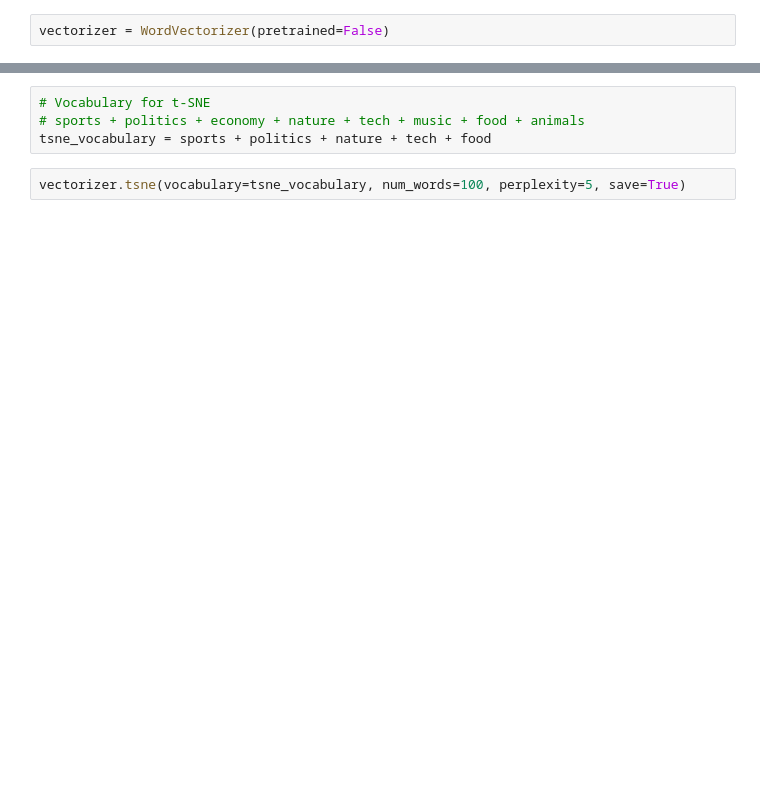
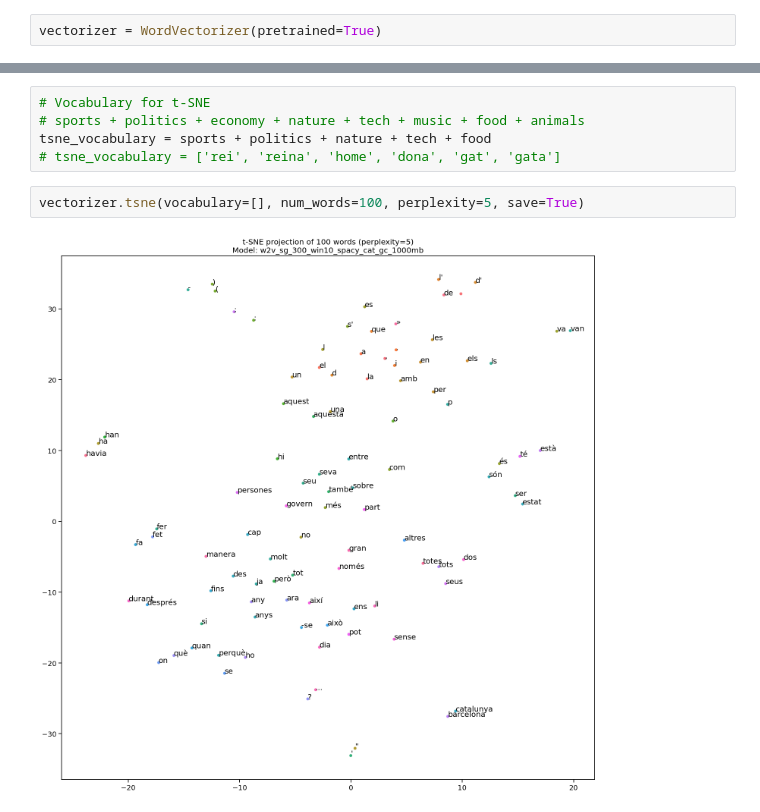
Before and after one commit to pauhidalgoo/word-embeddings, a Jupyter notebook: part1.ipynb, the cells around one changed output, grey strips where cells are left out. Saved outputs shown, nothing was run; the diff lists cells and outputs as text; blank space fills up the shorter version.

```diff
--- a/part1.ipynb
+++ b/part1.ipynb
@@ -9,4 +5,4 @@ from word_vectorizer import WordVectorizer
 # %%
-vectorizer = WordVectorizer(pretrained=False)
+vectorizer = WordVectorizer(pretrained=True)
 # %%
 vectorizer.load_data(size_mb=1000)
@@ -133,5 +135,8 @@ animals = [
 # Vocabulary for t-SNE
 # sports + politics + economy + nature + tech + music + food + animals
 tsne_vocabulary = sports + politics + nature + tech + food
+# tsne_vocabulary = ['rei', 'reina', 'home', 'dona', 'gat', 'gata']
 # %%
-vectorizer.tsne(vocabulary=tsne_vocabulary, num_words=100, perplexity=5, save=True)
+vectorizer.tsne(vocabulary=[], num_words=100, perplexity=5, save=True)
+# %% [output]
+[figure, added]
```
Also changed, not shown: parts of 7 cells of this notebook, 31 other files.
